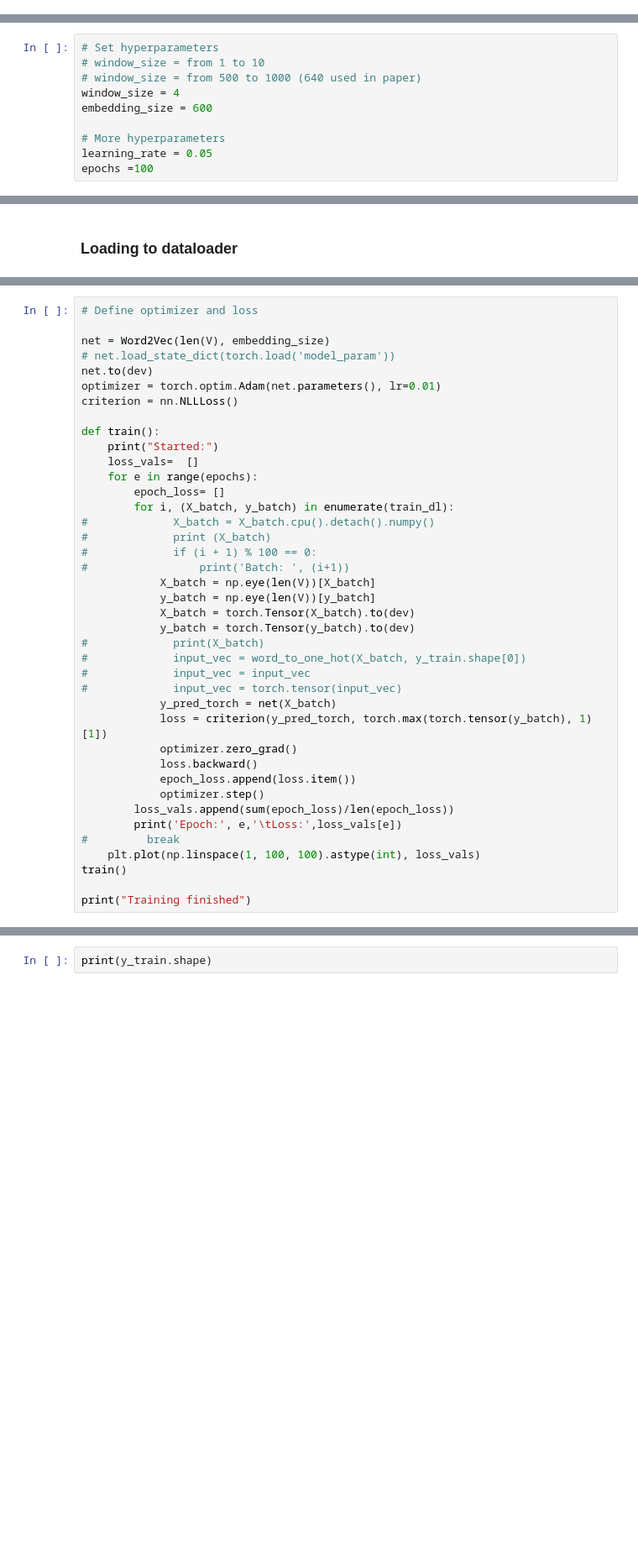
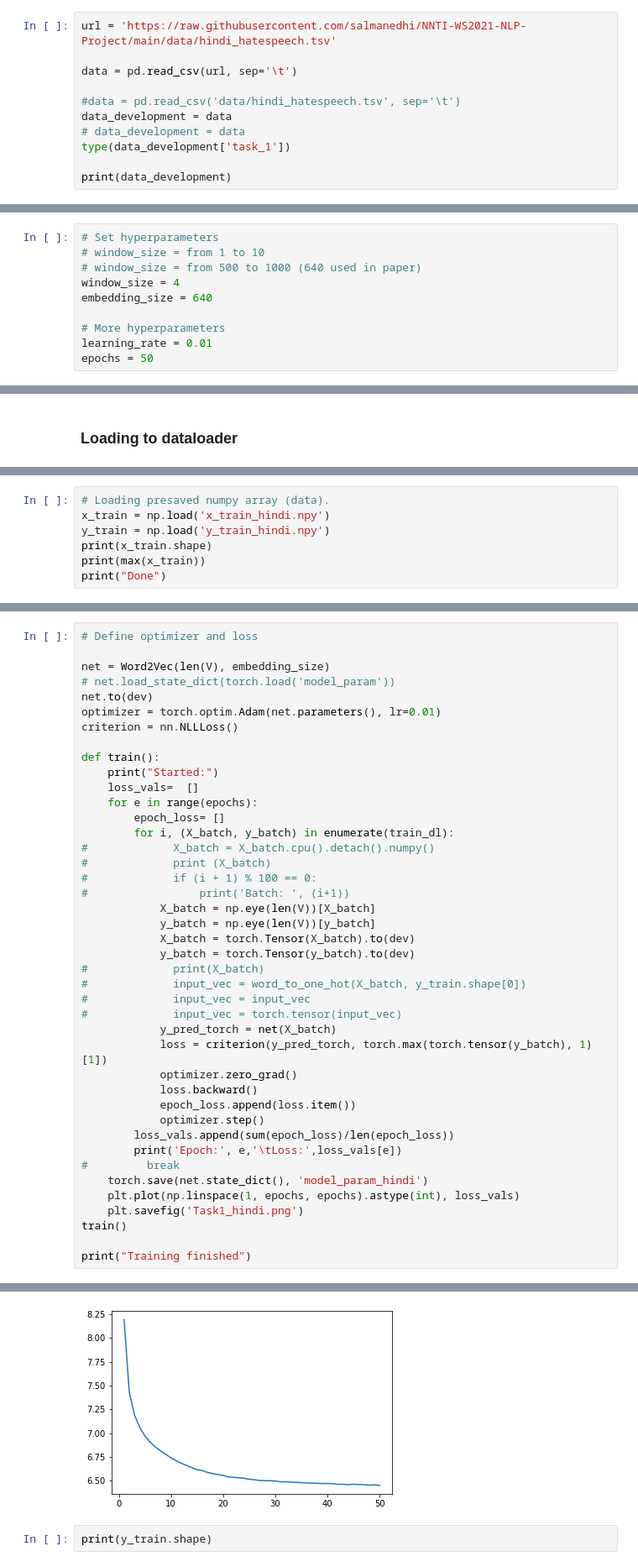
Before and after one commit to salmanedhi/NNTI-WS2021-NLP-Project, a Jupyter notebook: Task1_Word_Embeddings.ipynb, the cells around one changed output, grey strips where cells are left out. Shown: that part at 84% size. Drawn from its saved outputs; the diff is of its cells as text; blank space fills up the shorter version.

```diff
--- a/Task1_Word_Embeddings.ipynb
+++ b/Task1_Word_Embeddings.ipynb
@@ -85,0 +52,11 @@ print(bengali_data)
+# %%
+url = 'https://raw.githubusercontent.com/salmanedhi/NNTI-WS2021-NLP-Project/main/data/hindi_hatespeech.tsv'
+
+data = pd.read_csv(url, sep='\t')
+
+#data = pd.read_csv('data/hindi_hatespeech.tsv', sep='\t')
+data_development = data
+# data_development = data
+type(data_development['task_1'])
+
+print(data_development)
@@ -259,11 +246,11 @@ Initialize them in a dictionary or as independent variables in the code block be
 # window_size = from 1 to 10
 # window_size = from 500 to 1000 (640 used in paper)
 window_size = 4
-embedding_size = 600
+embedding_size = 640
 
 # More hyperparameters
-learning_rate = 0.05
-epochs =100
+learning_rate = 0.01
+epochs = 50
 # %% [markdown]
 # 1.7 Pytorch Module (0.5 + 0.5 + 0.5 points)
 
@@ -393,0 +338,7 @@ print("Done")
+# %%
+# Loading presaved numpy array (data).
+x_train = np.load('x_train_hindi.npy')
+y_train = np.load('y_train_hindi.npy')
+print(x_train.shape)
+print(max(x_train))
+print("Done")
@@ -453,7 +408,9 @@ def train():
         loss_vals.append(sum(epoch_loss)/len(epoch_loss))
         print('Epoch:', e,'\tLoss:',loss_vals[e])
 #         break
-    plt.plot(np.linspace(1, 100, 100).astype(int), loss_vals)
+    torch.save(net.state_dict(), 'model_param_hindi')
+    plt.plot(np.linspace(1, epochs, epochs).astype(int), loss_vals)
+    plt.savefig('Task1_hindi.png')
 train()
 
 print("Training finished")
@@ -479,3 +436,4 @@ Epoch: 16       Loss: 6.161919405926829
+[figure, added]
 # %%
 print(y_train.shape)
 # %% [markdown]
```
Also changed, not shown: parts of 10 cells of this notebook, 1 other file.
